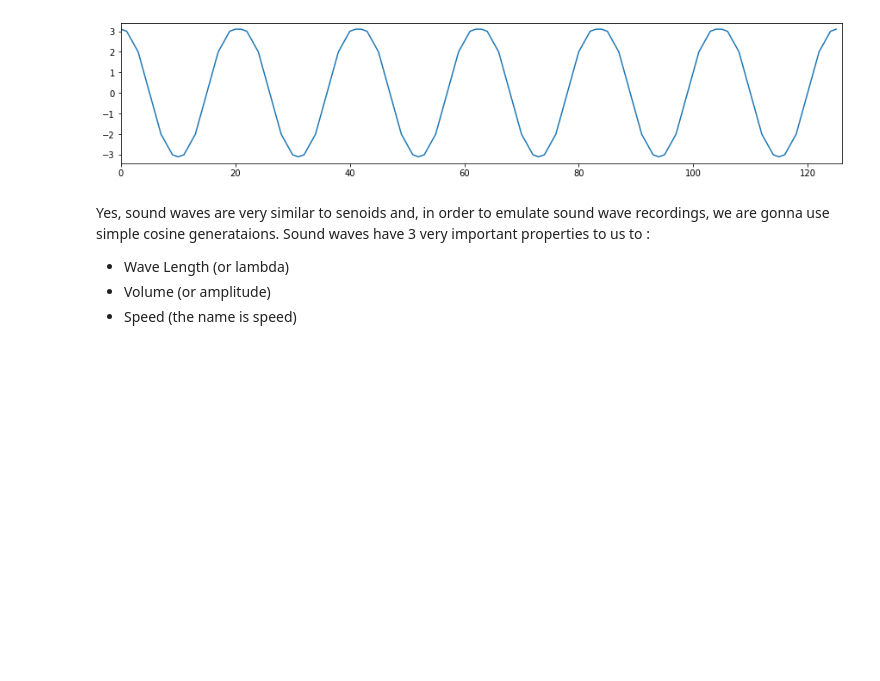
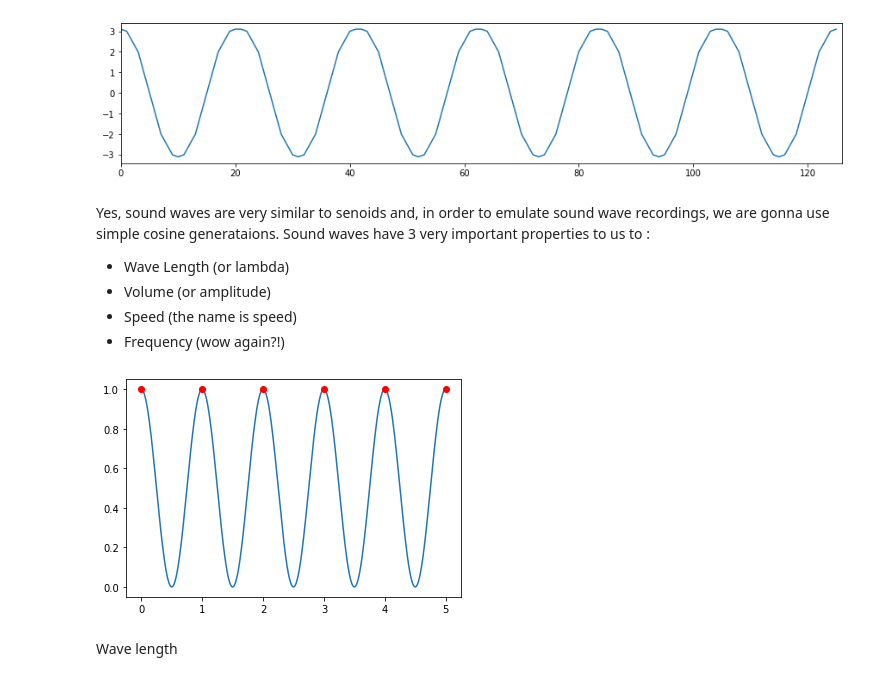
Before and after one commit to pedrogyrao/math_music, a Jupyter notebook: Text One.ipynb, the cells around one changed output. Saved outputs shown, nothing was run; the diff lists cells and outputs as text; code cells hidden in the pictures; blank space fills up the shorter version.

```diff
--- a/Text One.ipynb
+++ b/Text One.ipynb
@@ -1,16 +1,3 @@
-# %%
-import os
-import json
-import math
-import numpy as np
-import pandas as pd
-import matplotlib.pyplot as plt
-from matplotlib import animation, rc
-from IPython.display import HTML
-
-ffmpg_path = os.path.abspath(r'C:\Users\pedro\OneDrive\Área de Trabalho\math_s\ffmpeg-20191101-53c21c2-win64-static\bin\ffmpeg.exe')
-# os.environ['path'] += ';' + ffmpg_path
-plt.rcParams['animation.ffmpeg_path'] = ffmpg_path
 # %% [markdown]
 # Music, how come? A python approach to an old and heavy theory
 
@@ -100,3 +87,27 @@ Yes, sound waves are very similar to senoids and, in order to emulate sound wave
 * Wave Length (or lambda)
 * Volume (or amplitude)
 * Speed (the name is speed)
+* Frequency (wow again?!)
+# %%
+def cosine(time_vector, f, amplitude=1, phase=2, norm_above_zero=True):
+    cos = np.cos(phase * np.pi * f * time_vector)
+    if norm_above_zero:
+        minimun = np.min(cos)
+        if 0 > minimun:
+            cos -= minimun
+        cos /= np.max(cos)
+    return amplitude * cos
+# %%
+def plot_freq_points(frequency, time, x_offset=0, y_offset=0):
+    period = 1 / frequency
+    for i in np.arange(0, time + period, period):
+        plt.plot(i + x_offset, y_offset, marker='o', color='r')
+# %%
+cos_1hz = cosine(time_vector, 1)
+plt.plot(time_vector, cos_1hz)
+plot_freq_points(1, 5, 0, 1)
+plt.show()
+# %% [output]
+[figure, added]
+# %% [markdown]
+Wave length
```
